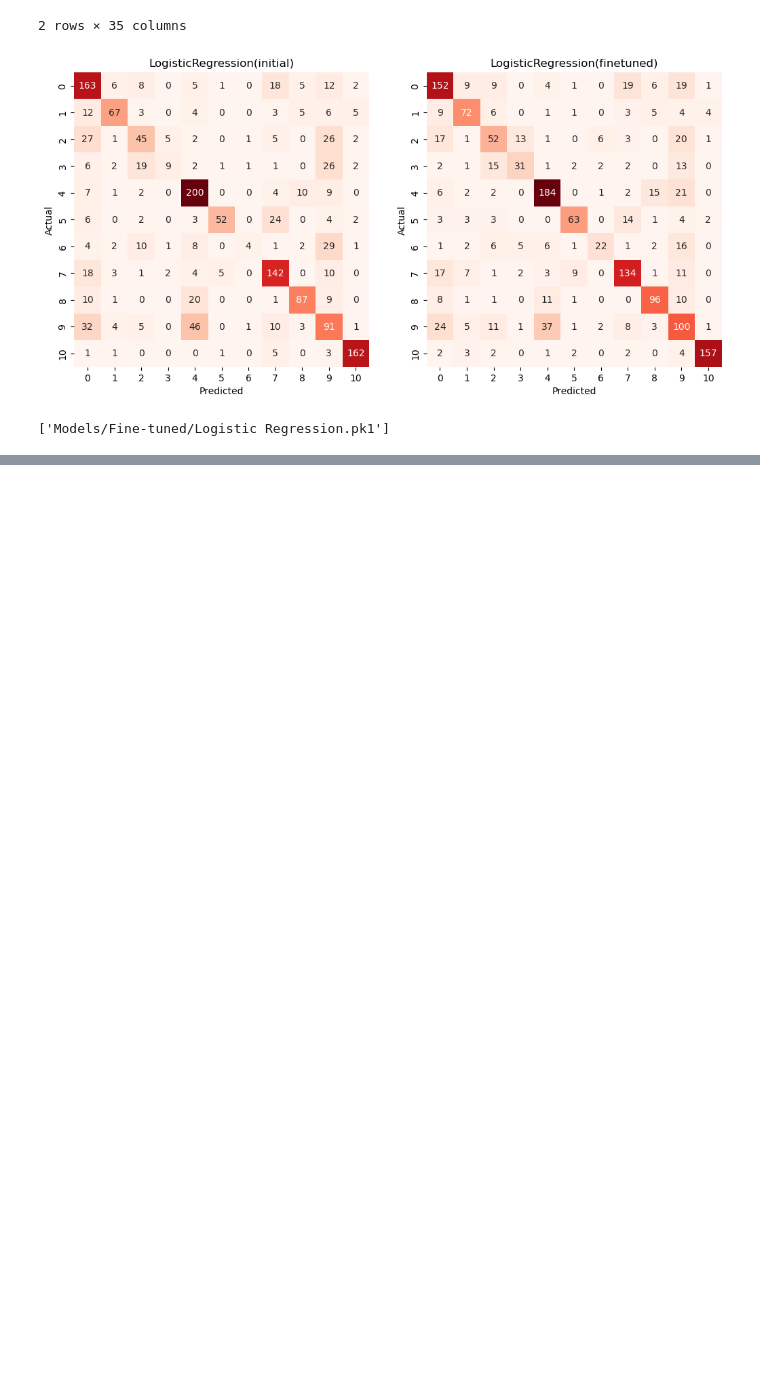
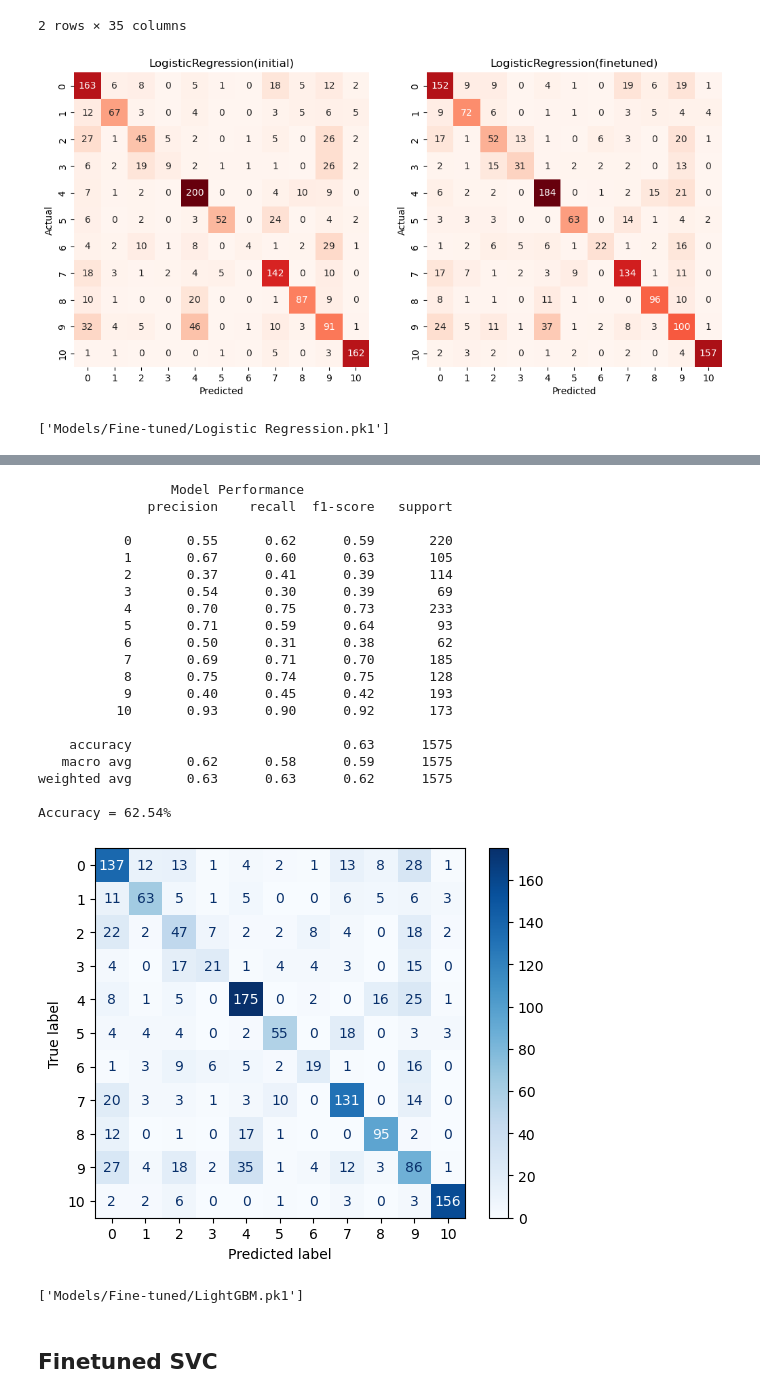
Before and after one commit to Prashant-Tiwari26/Using-movie-plot-for-genre-classification-, a Jupyter notebook: Classical NLP Approach/fine-tuning.ipynb, the cells around one changed output, grey strips where cells are left out. Drawn from its saved outputs; the diff is of its cells as text; code cells hidden in the pictures; blank space fills up the shorter version.

```diff
--- a/Classical NLP Approach/fine-tuning.ipynb
+++ b/Classical NLP Approach/fine-tuning.ipynb
@@ -117,0 +196,32 @@ joblib.dump(log_reg, 'Models/Fine-tuned/Logistic Regression.pk1')
+# %%
+light = LGBMClassifier(colsample_bytree=0.8, learning_rate=0.1, max_depth=3, n_estimators=400, subsample=0.7)
+light.fit(x_train, y_train)
+performance(light, x_test, y_test)
+# %% [output]
+                 Model Performance
+              precision    recall  f1-score   support
+
+           0       0.55      0.62      0.59       220
+           1       0.67      0.60      0.63       105
+           2       0.37      0.41      0.39       114
+           3       0.54      0.30      0.39        69
+           4       0.70      0.75      0.73       233
+           5       0.71      0.59      0.64        93
+           6       0.50      0.31      0.38        62
+           7       0.69      0.71      0.70       185
+           8       0.75      0.74      0.75       128
+           9       0.40      0.45      0.42       193
+          10       0.93      0.90      0.92       173
+
+    accuracy                           0.63      1575
+   macro avg       0.62      0.58      0.59      1575
+weighted avg       0.63      0.63      0.62      1575
+
+Accuracy = 62.54%
+[figure, added]
+# %%
+joblib.dump(light, 'Models/Fine-tuned/LightGBM.pk1')
+# %% [output]
+['Models/Fine-tuned/LightGBM.pk1']
+# %% [markdown]
+## Finetuned SVC
```
Also changed, not shown: parts of 19 cells of this notebook, 3 other files.
